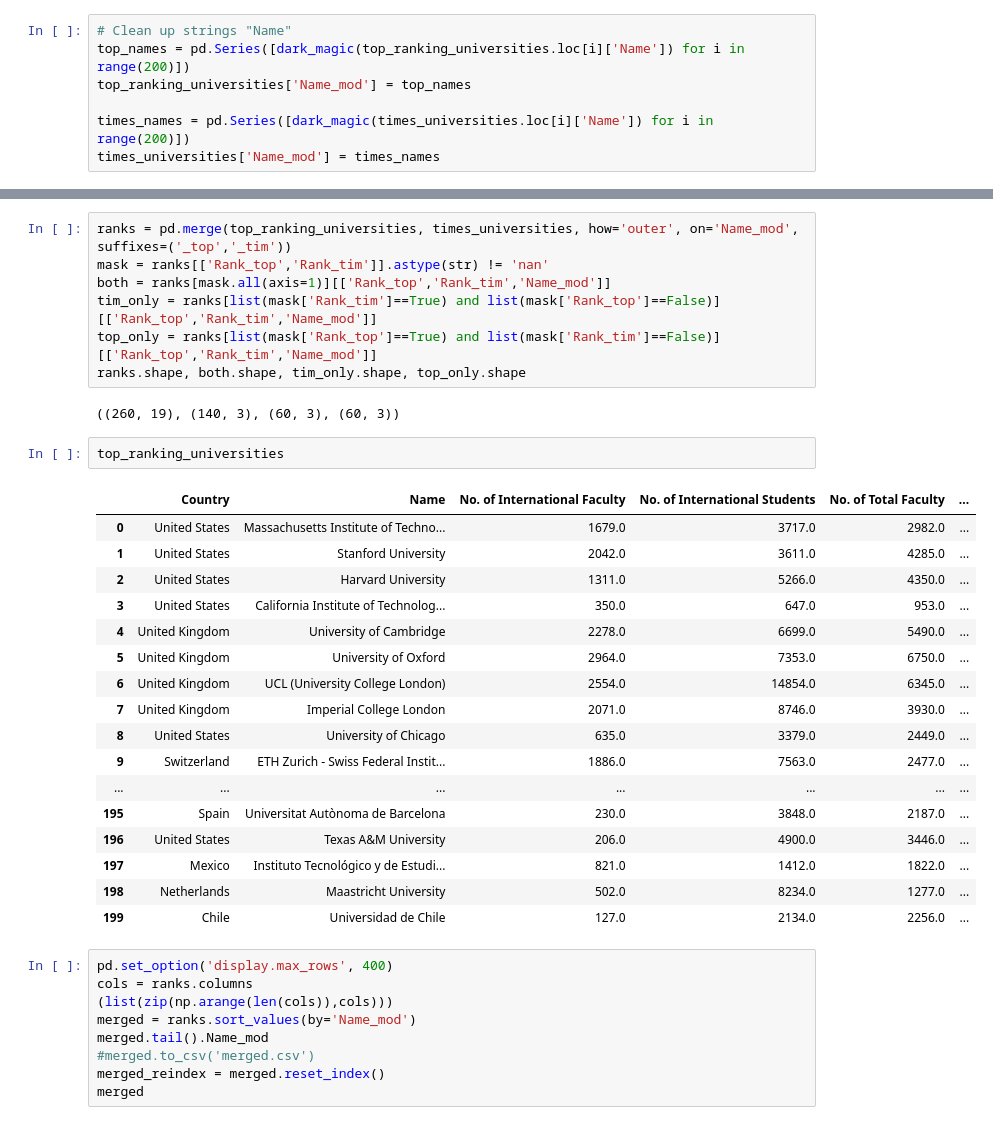
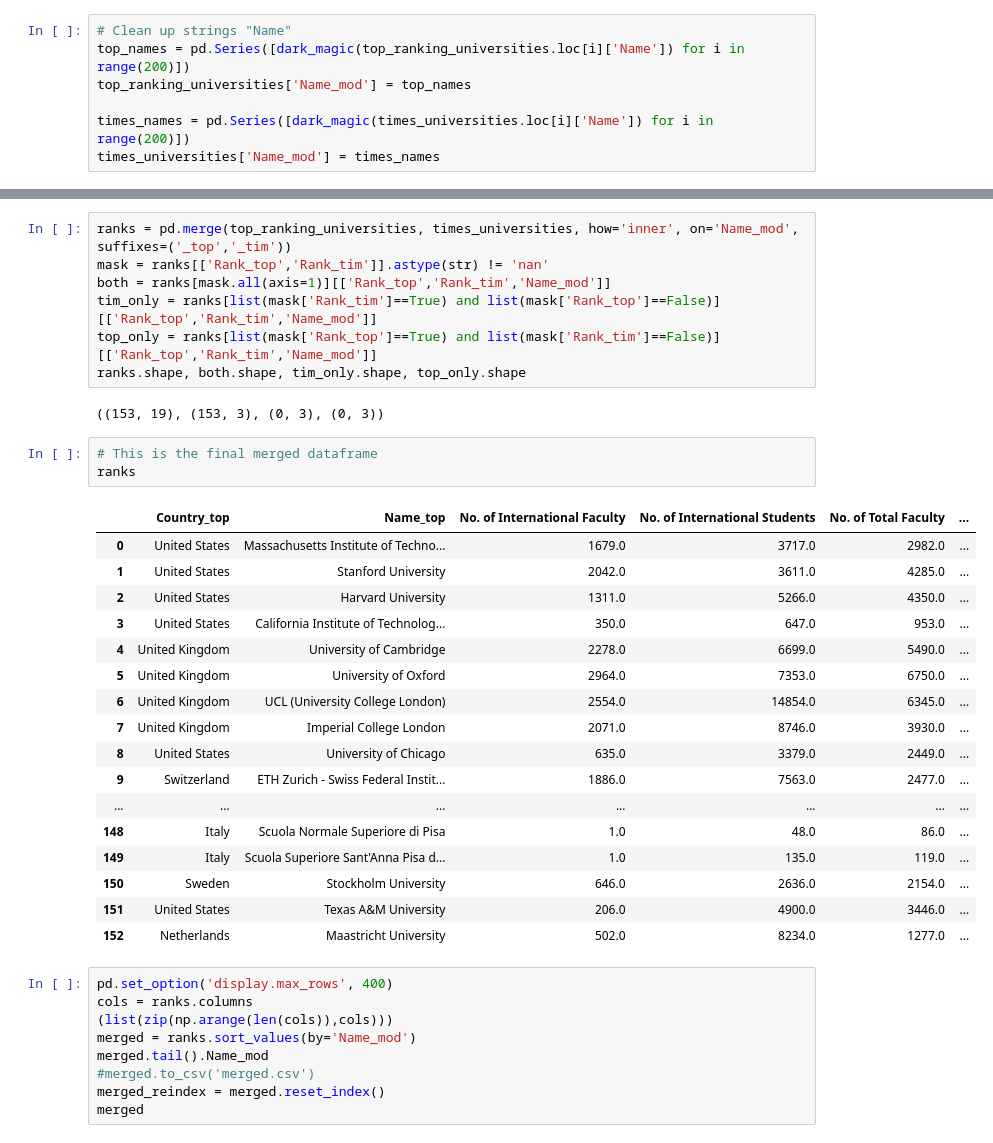
Before and after one commit to justcho5/ADA, a Jupyter notebook: homework02.ipynb, the cells around one changed output, grey strips where cells are left out. Cells and saved outputs as stored; diff of their text form.

```diff
--- a/homework02.ipynb
+++ b/homework02.ipynb
@@ -631,32 +651,33 @@ times_universities.head()
 # %%
-ranks = pd.merge(top_ranking_universities, times_universities, how='outer', on='Name_mod', suffixes=('_top','_tim'))
+ranks = pd.merge(top_ranking_universities, times_universities, how='inner', on='Name_mod', suffixes=('_top','_tim'))
 mask = ranks[['Rank_top','Rank_tim']].astype(str) != 'nan'
 both = ranks[mask.all(axis=1)][['Rank_top','Rank_tim','Name_mod']]
 tim_only = ranks[list(mask['Rank_tim']==True) and list(mask['Rank_top']==False)][['Rank_top','Rank_tim','Name_mod']]
 top_only = ranks[list(mask['Rank_top']==True) and list(mask['Rank_tim']==False)][['Rank_top','Rank_tim','Name_mod']]
 ranks.shape, both.shape, tim_only.shape, top_only.shape
 # %% [output]
-((260, 19), (140, 3), (60, 3), (60, 3))
+((153, 19), (153, 3), (0, 3), (0, 3))
-# %%
-top_ranking_universities
-# %% [output]
-|  | Country | Name | No. of International Faculty | No. of International Students | No. of Total Faculty | ... |
-| 0 | United States | Massachusetts Institute of Techno... | 1679.0 | 3717.0 | 2982.0 | ... |
-| 1 | United States | Stanford University | 2042.0 | 3611.0 | 4285.0 | ... |
-| 2 | United States | Harvard University | 1311.0 | 5266.0 | 4350.0 | ... |
-| 3 | United States | California Institute of Technolog... | 350.0 | 647.0 | 953.0 | ... |
-| 4 | United Kingdom | University of Cambridge | 2278.0 | 6699.0 | 5490.0 | ... |
-| 5 | United Kingdom | University of Oxford | 2964.0 | 7353.0 | 6750.0 | ... |
-| 6 | United Kingdom | UCL (University College London) | 2554.0 | 14854.0 | 6345.0 | ... |
-| 7 | United Kingdom | Imperial College London | 2071.0 | 8746.0 | 3930.0 | ... |
-| 8 | United States | University of Chicago | 635.0 | 3379.0 | 2449.0 | ... |
-| 9 | Switzerland | ETH Zurich - Swiss Federal Instit... | 1886.0 | 7563.0 | 2477.0 | ... |
-| ... | ... | ... | ... | ... | ... | ... |
-| 195 | Spain | Universitat Autònoma de Barcelona | 230.0 | 3848.0 | 2187.0 | ... |
-| 196 | United States | Texas A&M University | 206.0 | 4900.0 | 3446.0 | ... |
-| 197 | Mexico | Instituto Tecnológico y de Estudi... | 821.0 | 1412.0 | 1822.0 | ... |
-| 198 | Netherlands | Maastricht University | 502.0 | 8234.0 | 1277.0 | ... |
-| 199 | Chile | Universidad de Chile | 127.0 | 2134.0 | 2256.0 | ... |
+# %%
+# This is the final merged dataframe
+ranks
+# %% [output]
+|  | Country_top | Name_top | No. of International Faculty | No. of International Students | No. of Total Faculty | ... |
+| 0 | United States | Massachusetts Institute of Techno... | 1679.0 | 3717.0 | 2982.0 | ... |
+| 1 | United States | Stanford University | 2042.0 | 3611.0 | 4285.0 | ... |
+| 2 | United States | Harvard University | 1311.0 | 5266.0 | 4350.0 | ... |
+| 3 | United States | California Institute of Technolog... | 350.0 | 647.0 | 953.0 | ... |
+| 4 | United Kingdom | University of Cambridge | 2278.0 | 6699.0 | 5490.0 | ... |
+| 5 | United Kingdom | University of Oxford | 2964.0 | 7353.0 | 6750.0 | ... |
+| 6 | United Kingdom | UCL (University College London) | 2554.0 | 14854.0 | 6345.0 | ... |
+| 7 | United Kingdom | Imperial College London | 2071.0 | 8746.0 | 3930.0 | ... |
+| 8 | United States | University of Chicago | 635.0 | 3379.0 | 2449.0 | ... |
+| 9 | Switzerland | ETH Zurich - Swiss Federal Instit... | 1886.0 | 7563.0 | 2477.0 | ... |
+| ... | ... | ... | ... | ... | ... | ... |
+| 148 | Italy | Scuola Normale Superiore di Pisa | 1.0 | 48.0 | 86.0 | ... |
+| 149 | Italy | Scuola Superiore Sant'Anna Pisa d... | 1.0 | 135.0 | 119.0 | ... |
+| 150 | Sweden | Stockholm University | 646.0 | 2636.0 | 2154.0 | ... |
+| 151 | United States | Texas A&M University | 206.0 | 4900.0 | 3446.0 | ... |
+| 152 | Netherlands | Maastricht University | 502.0 | 8234.0 | 1277.0 | ... |
 # %%
 pd.set_option('display.max_rows', 400)
 cols = ranks.columns
```
Also changed, not shown: parts of 35 cells of this notebook.
